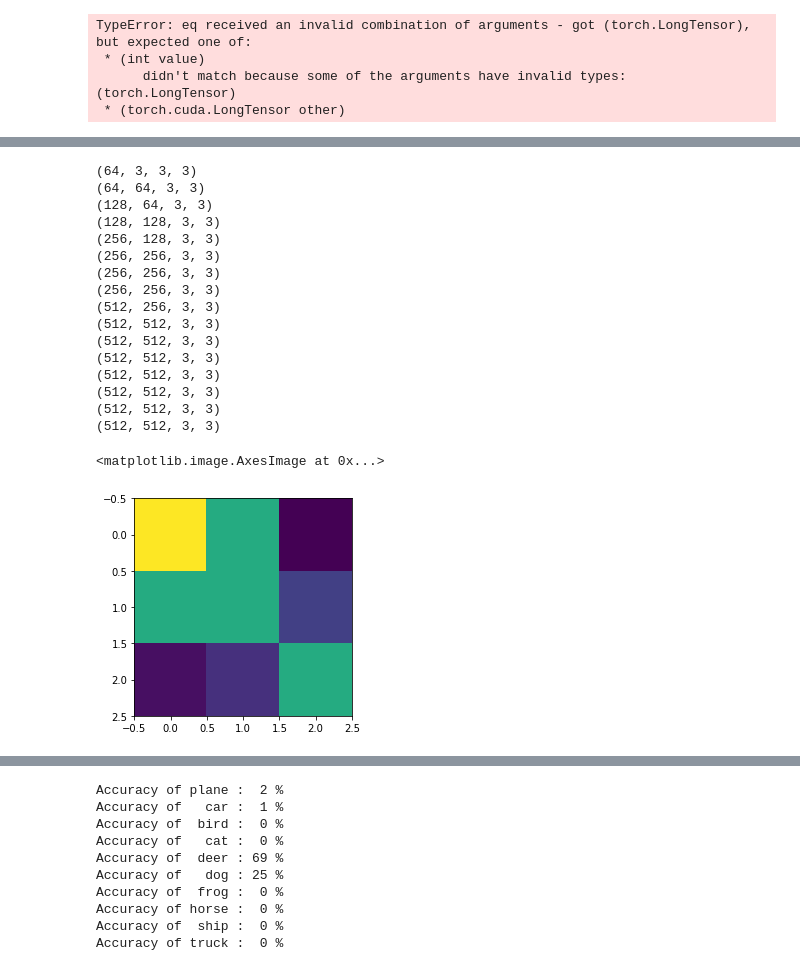
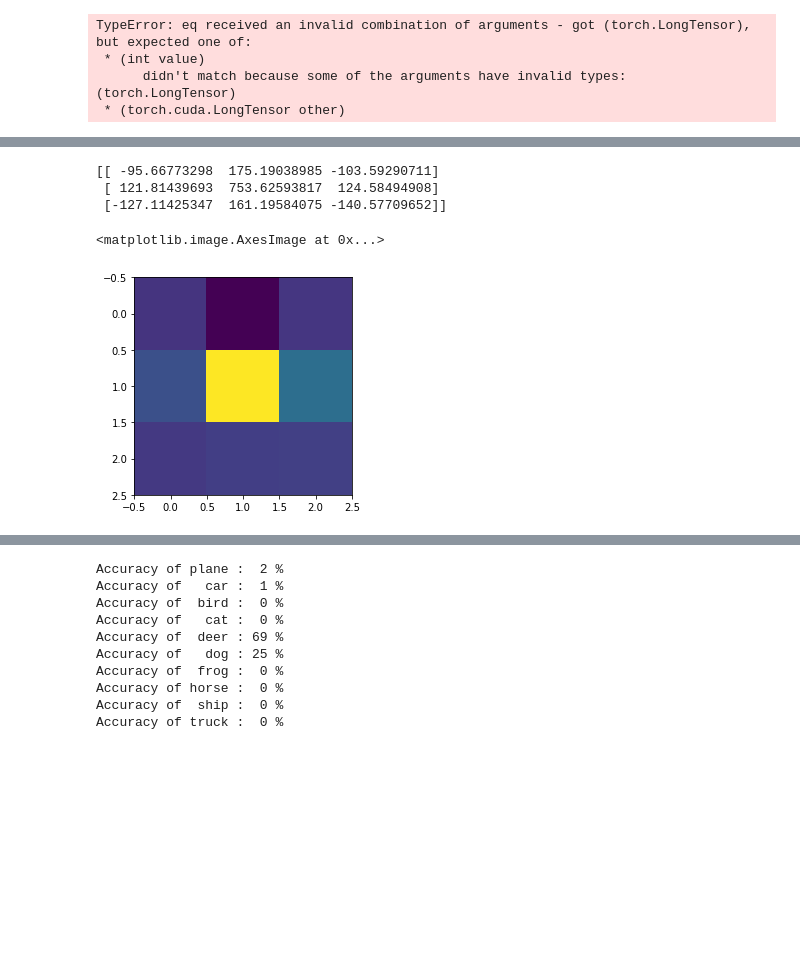
Before and after one commit to ChristopherSweeney/SlimNets, a Jupyter notebook: prunning.ipynb, the cells around one changed output, grey strips where cells are left out. Cells and saved outputs as stored; diff of their text form; code cells hidden in the pictures; blank space fills up the shorter version.

```diff
--- a/prunning.ipynb
+++ b/prunning.ipynb
@@ -241,16 +193,14 @@ def vgg19_bn():
 # %%
+"""
+adapted from https://github.com/ChristopherSweeney/pytorch-weights_pruning
+"""
+
 def to_var(x, requires_grad=False, volatile=False):
-    """
-    Varialbe type that automatically choose cpu or cuda
-    """
     if torch.cuda.is_available():
         x = x.cuda()
     return Variable(x, requires_grad=requires_grad, volatile=volatile)
 
-def prune_rate(model, verbose=True):
-    """
-    adapted from https://github.com/ChristopherSweeney/pytorch-weights_pruning
-    """
+def prune_rate(model):
     total_nb_param = 0
     nb_zero_param = 0
 
@@ -263,15 +213,12 @@ def prune_rate(model, verbose=True):
             param_this_layer *= dim
         total_nb_param += param_this_layer
 
-        # only pruning linear and conv layers
         if len(parameter.data.size()) != 1:
             layer_id += 1
-            zero_param_this_layer = \
-                np.count_nonzero(parameter.cpu().data.numpy()==0)
+            zero_param_this_layer = np.count_nonzero(parameter.cpu().data.numpy()==0)
             nb_zero_param += zero_param_this_layer
 
-            if verbose:
-                print("Layer {} | {} layer | {:.2f}% parameters pruned" \
+            print("Layer {} | {} layer | {:.2f}% parameters pruned" \
                     .format(
                         layer_id,
                         'Conv' if len(parameter.data.size()) == 4 \
@@ -279,6 +226,5 @@ def prune_rate(model, verbose=True):
                         100.*zero_param_this_layer/param_this_layer,
                         ))
     pruning_perc = 100.*nb_zero_param/total_nb_param
-    if verbose:
-        print("Final pruning rate: {:.2f}%".format(pruning_perc))
+    print("Final pruning rate: {:.2f}%".format(pruning_perc))
     return pruning_perc
@@ -422,49 +376,36 @@ Final pruning rate: 38.91%
 def plot_kernels(tensor, num_cols=6):
     if not tensor.ndim==4:
         raise Exception("assumes a 4D tensor")
     if not tensor.shape[-1]==3:
         raise Exception("last dim needs to be 3 to plot")
     num_kernels = tensor.shape[0]
     num_rows = 1+ num_kernels // num_cols
     fig = plt.figure(figsize=(num_cols,num_rows))
     for i in range(tensor.shape[0]):
         ax1 = fig.add_subplot(num_rows,num_cols,i+1)
         ax1.imshow(tensor[i])
         ax1.axis('off')
         ax1.set_xticklabels([])
         ax1.set_yticklabels([])
 
     plt.subplots_adjust(wspace=0.1, hspace=0.1)
     plt.show()
 
 mm = model.cuda().double()
 filters = mm.modules
 layers=np.zeros((3,3))
 body_model = [i for i in mm.children()][0]
 for i in body_model:
     if isinstance(i,MaskedConv2d):
         tensor = i.weight.cpu().data.numpy()
         shape = np.shape(tensor)
-        print shape
-tensor = layer1.weight.cpu().data.numpy()
+        layers+=np.sum(np.sum(tensor,axis=0),axis=0)
+print layers
 plt.figure()
 plt.imshow(tensor[0][0])
 # %% [output]
-(64, 3, 3, 3)
-(64, 64, 3, 3)
-(128, 64, 3, 3)
-(128, 128, 3, 3)
-(256, 128, 3, 3)
-(256, 256, 3, 3)
-(256, 256, 3, 3)
-(256, 256, 3, 3)
-(512, 256, 3, 3)
-(512, 512, 3, 3)
-(512, 512, 3, 3)
-(512, 512, 3, 3)
-(512, 512, 3, 3)
-(512, 512, 3, 3)
-(512, 512, 3, 3)
-(512, 512, 3, 3)
+[[ -95.66773298  175.19038985 -103.59290711]
+ [ 121.81439693  753.62593817  124.58494908]
+ [-127.11425347  161.19584075 -140.57709652]]
 <matplotlib.image.AxesImage at 0x...>
-[figure, old version]
+[figure, new version]
```
Also changed, not shown: parts of 38 cells of this notebook.
